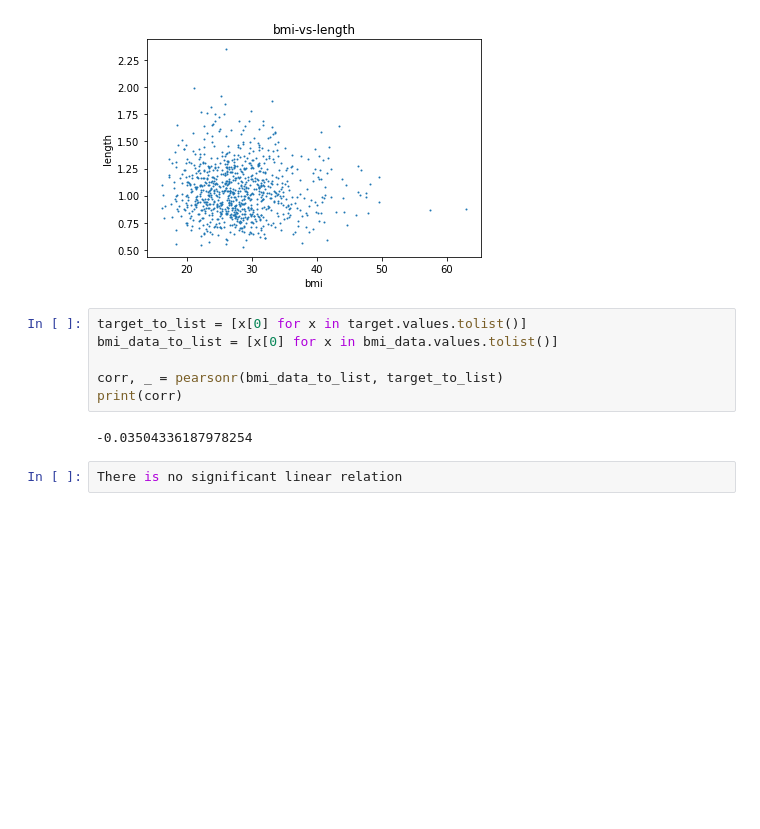
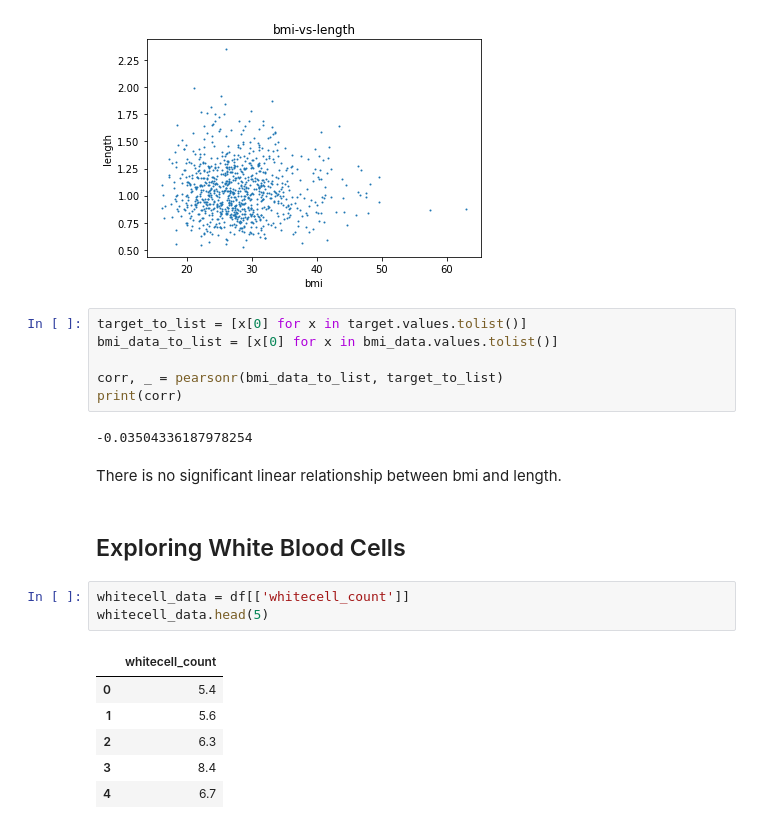
Before and after one commit to fshi7418/pollutants, a Jupyter notebook: Python Experiments/David.ipynb, the cells around one changed output. Drawn from its saved outputs; the diff is of its cells as text; blank space fills up the shorter version.

```diff
--- a/Python Experiments/David.ipynb
+++ b/Python Experiments/David.ipynb
@@ -163,5 +164,17 @@ corr, _ = pearsonr(bmi_data_to_list, target_to_list)
 print(corr)
 # %% [output]
 -0.03504336187978254
-# %%
-There is no significant linear relation
+# %% [markdown]
+There is no significant linear relationship between bmi and length.
+# %% [markdown]
+## Exploring White Blood Cells
+# %%
+whitecell_data = df[['whitecell_count']]
+whitecell_data.head(5)
+# %% [output]
+|  | whitecell_count |
+| 0 | 5.4 |
+| 1 | 5.6 |
+| 2 | 6.3 |
+| 3 | 8.4 |
+| 4 | 6.7 |
```
Also changed, not shown: parts of 4 cells of this notebook.
